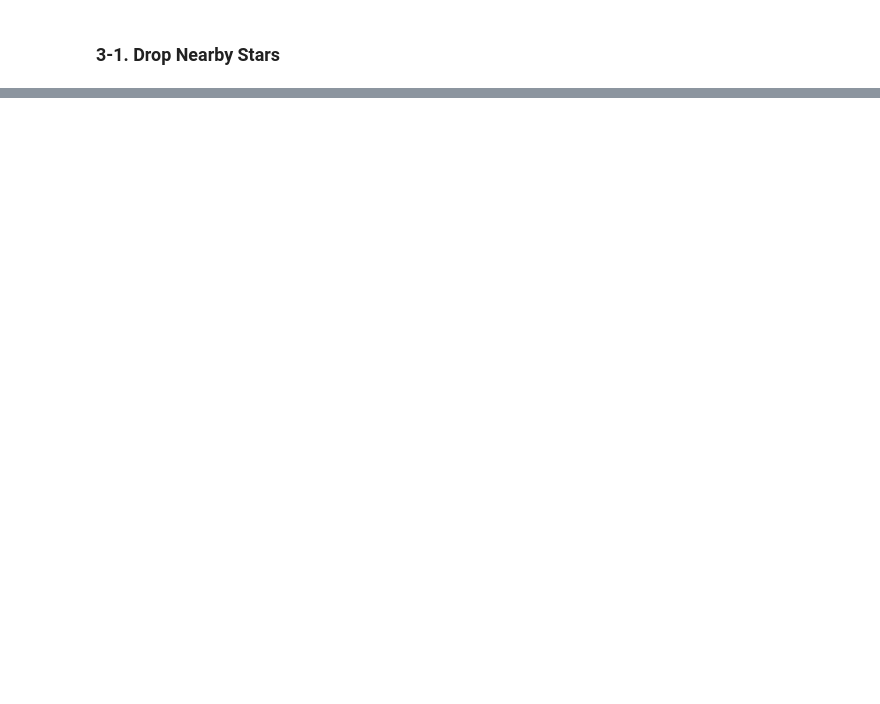
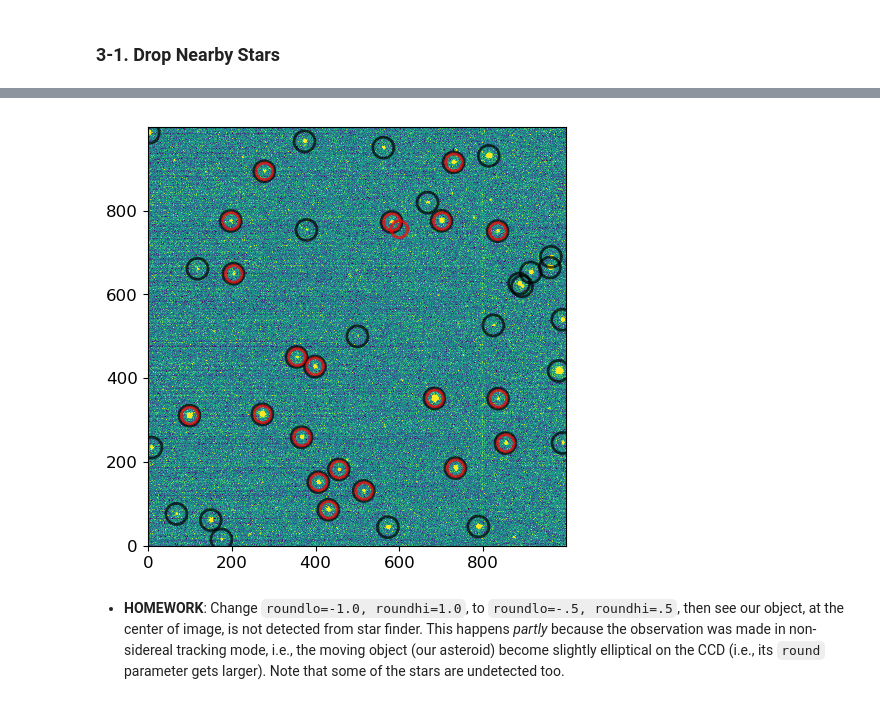
Before and after one commit to ysBach/SNU_AOclass, a Jupyter notebook: Notebooks/05-Differential_Phot.ipynb, the cells around one changed output, grey strips where cells are left out. Saved outputs shown, nothing was run; the diff lists cells and outputs as text; code cells hidden in the pictures; blank space fills up the shorter version.

```diff
--- a/Notebooks/05-Differential_Phot.ipynb
+++ b/Notebooks/05-Differential_Phot.ipynb
@@ -226,0 +234,30 @@ pos_stars2
+# %%
+avg, med, std = sigma_clipped_stats(data) # default is 3-sigma, 5 iters
+thresh = 5 * std
+finder = DAOStarFinder(fwhm=4, threshold=thresh,   # In reality, FWHM must be measured a priori using, e.g., ``ginga``
+                       sharplo=0.2, sharphi=1.0,   # default values 0.2 and 1.0
+                       roundlo=-1.0, roundhi=1.0,  # default values -1 and +1
+                       sigma_radius=1.5,           # default values 1.5
+                       ratio=1.0,                  # 1.0: circular gaussian
+                       exclude_border=True)        # To exclude sources near edges
+
+# The DAOStarFinder object ``finder`` gets at least one input: the image.
+# Then it returns the astropy table which contains the aperture photometry results:
+found = finder(data)
+
+# Use ``found`` for aperture photometry:
+coords_SF = (found['xcentroid'], found['ycentroid'])
+ap_found = CAp(coords_SF, r=25)
+
+# Plot all
+fig, axs = plt.subplots(1, 1, figsize=(5, 6), sharex=False, sharey=False, gridspec_kw=None)
+zimshow(axs, data)
+ap_found.plot(color='k', lw=2, alpha=0.7)
+ap_stars2.plot(color='red', lw=2, alpha=0.7)
+
+axs.set
+plt.tight_layout()
+# %% [output]
+[figure, added]
+# %% [markdown]
+* **HOMEWORK**: Change ``roundlo=-1.0, roundhi=1.0``, to ``roundlo=-.5, roundhi=.5``, then see our object, at the center of image, is not detected from star finder. This happens _partly_ because the observation was made in non-sidereal tracking mode, i.e., the moving object (our asteroid) become slightly elliptical on the CCD (i.e., its ``round`` parameter gets larger). Note that some of the stars are undetected too.
```
Also changed, not shown: parts of 22 cells of this notebook, 1 other file.
